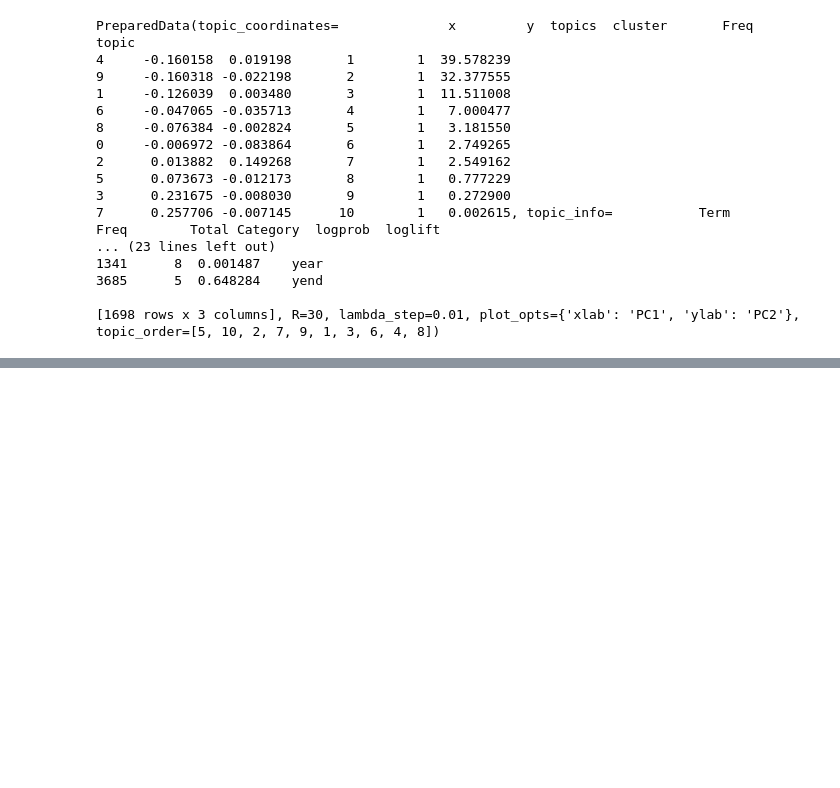
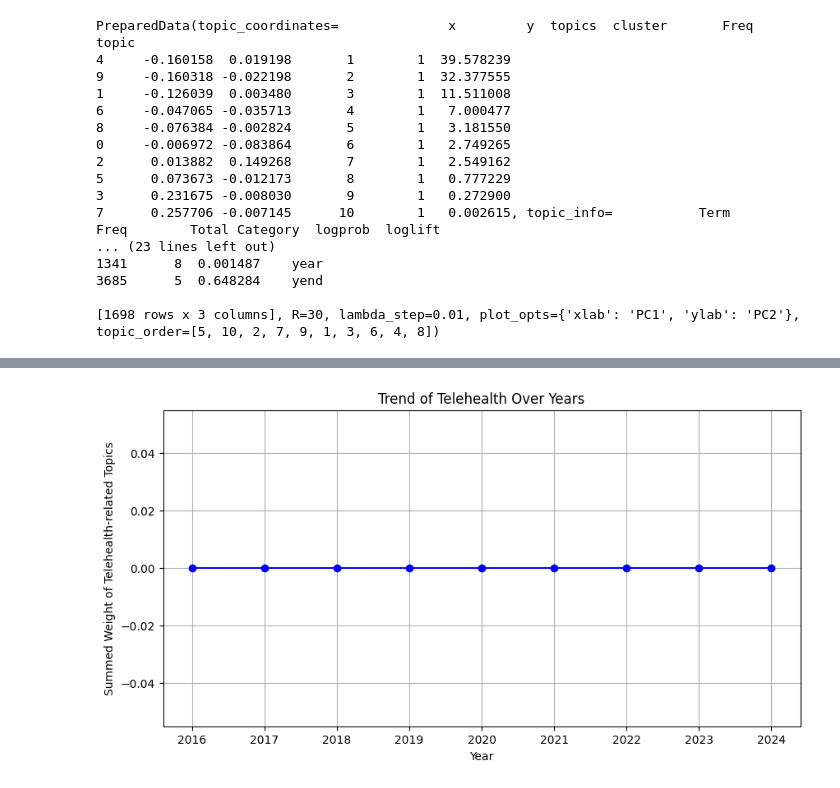
Before and after one commit to datasci-w266/2024-fall-main, a Jupyter notebook: 266_Final_Project.ipynb, the cells around one changed output, grey strips where cells are left out. Saved outputs shown, nothing was run; the diff lists cells and outputs as text; code cells hidden in the pictures; blank space fills up the shorter version.

```diff
--- a/266_Final_Project.ipynb
+++ b/266_Final_Project.ipynb
@@ -167,0 +205,10 @@ topic
+# %%
+processed_texts_by_year = {year: preprocess_text(text) for year, text in concatenated_texts_by_year.items()}
+
+# Create dictionary and corpus for each year, and apply LDA model
+lda_models_by_year = {}
+for year, texts in processed_texts_by_year.items():
+    dictionary = corpora.Dictionary([texts])
+    corpus = [dictionary.doc2bow(texts)]
+    lda_model = models.LdaModel(corpus, num_topics=5, id2word=dictionary, passes=15)
+    lda_models_by_year[year] = lda_model
@@ -167,0 +284,30 @@ topic
+# %%
+# Define telehealth-related terms
+telehealth_terms = ['telehealth', 'telemedicine', 'remote care', 'digital health', 'e-health']
+
+# Aggregate weights for telehealth-related terms by year
+telehealth_weights = {}
+
+for year, model in lda_models_by_year.items():
+    topics = model.print_topics(num_words=10)  # Ensure to cover all relevant terms in the topics
+    telehealth_weights[year] = sum(
+        weight for _, words in topics
+        for weight, word in (word_weight.split('*') for word_weight in words.split('+'))
+        if word.strip('" ') in telehealth_terms
+    )
+# %%
+import matplotlib.pyplot as plt
+
+# Filter out None values from telehealth_weights keys before sorting
+years = sorted([year for year in telehealth_weights.keys() if year is not None])
+values = [telehealth_weights[year] for year in years]
+
+plt.figure(figsize=(10, 5))
+plt.plot(years, values, marker='o', linestyle='-', color='blue')
+plt.title('Trend of Telehealth Over Years')
+plt.xlabel('Year')
+plt.ylabel('Summed Weight of Telehealth-related Topics')
+plt.grid(True)
+plt.show()
+# %% [output]
+[figure, added]
```
Also changed, not shown: parts of 14 cells of this notebook.
